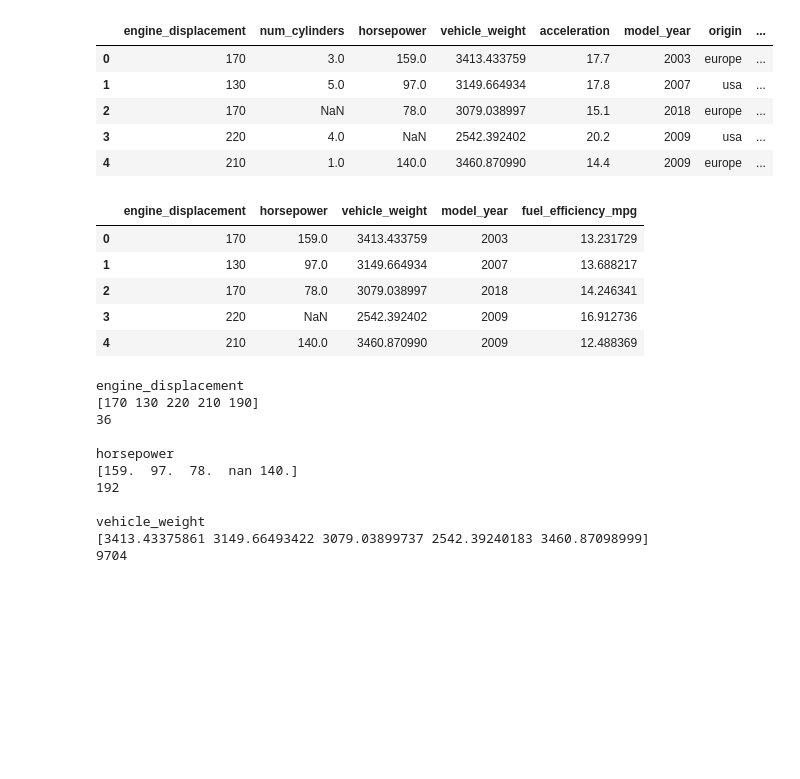
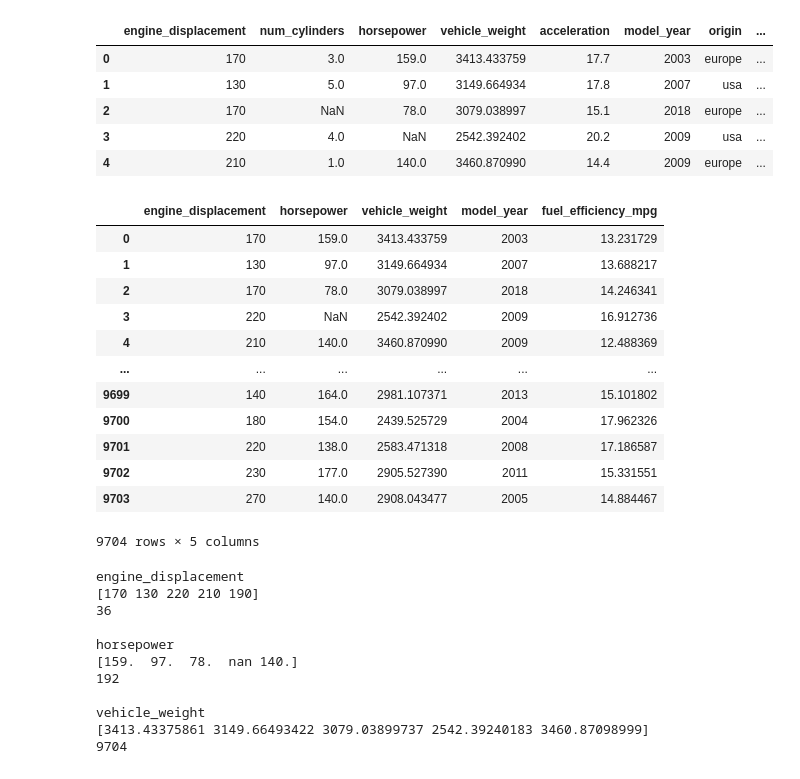
Before and after one commit to Kashund/ml-zoomcamp-sept2025, a Jupyter notebook: 02-regression/02-homework.ipynb, the cells around one changed output. Drawn from its saved outputs; the diff is of its cells as text; code cells hidden in the pictures; blank space fills up the shorter version.

```diff
--- a/02-regression/02-homework.ipynb
+++ b/02-regression/02-homework.ipynb
@@ -34,14 +34,21 @@ data.head()
 | 4 | 210 | 1.0 | 140.0 | 3460.870990 | 14.4 | 2009 | europe | ... |
 # %%
 df = data[['engine_displacement', 'horsepower', 'vehicle_weight','model_year','fuel_efficiency_mpg']]
-df.head()
+df
 # %% [output]
 |  | engine_displacement | horsepower | vehicle_weight | model_year | fuel_efficiency_mpg |
 | 0 | 170 | 159.0 | 3413.433759 | 2003 | 13.231729 |
 | 1 | 130 | 97.0 | 3149.664934 | 2007 | 13.688217 |
 | 2 | 170 | 78.0 | 3079.038997 | 2018 | 14.246341 |
 | 3 | 220 | NaN | 2542.392402 | 2009 | 16.912736 |
 | 4 | 210 | 140.0 | 3460.870990 | 2009 | 12.488369 |
+| ... | ... | ... | ... | ... | ... |
+| 9699 | 140 | 164.0 | 2981.107371 | 2013 | 15.101802 |
+| 9700 | 180 | 154.0 | 2439.525729 | 2004 | 17.962326 |
+| 9701 | 220 | 138.0 | 2583.471318 | 2008 | 17.186587 |
+| 9702 | 230 | 177.0 | 2905.527390 | 2011 | 15.331551 |
+| 9703 | 270 | 140.0 | 2908.043477 | 2005 | 14.884467 |
+9704 rows × 5 columns
 # %%
 #EDA
 for col in df.columns:
```
Also changed, not shown: parts of 20 cells of this notebook.
